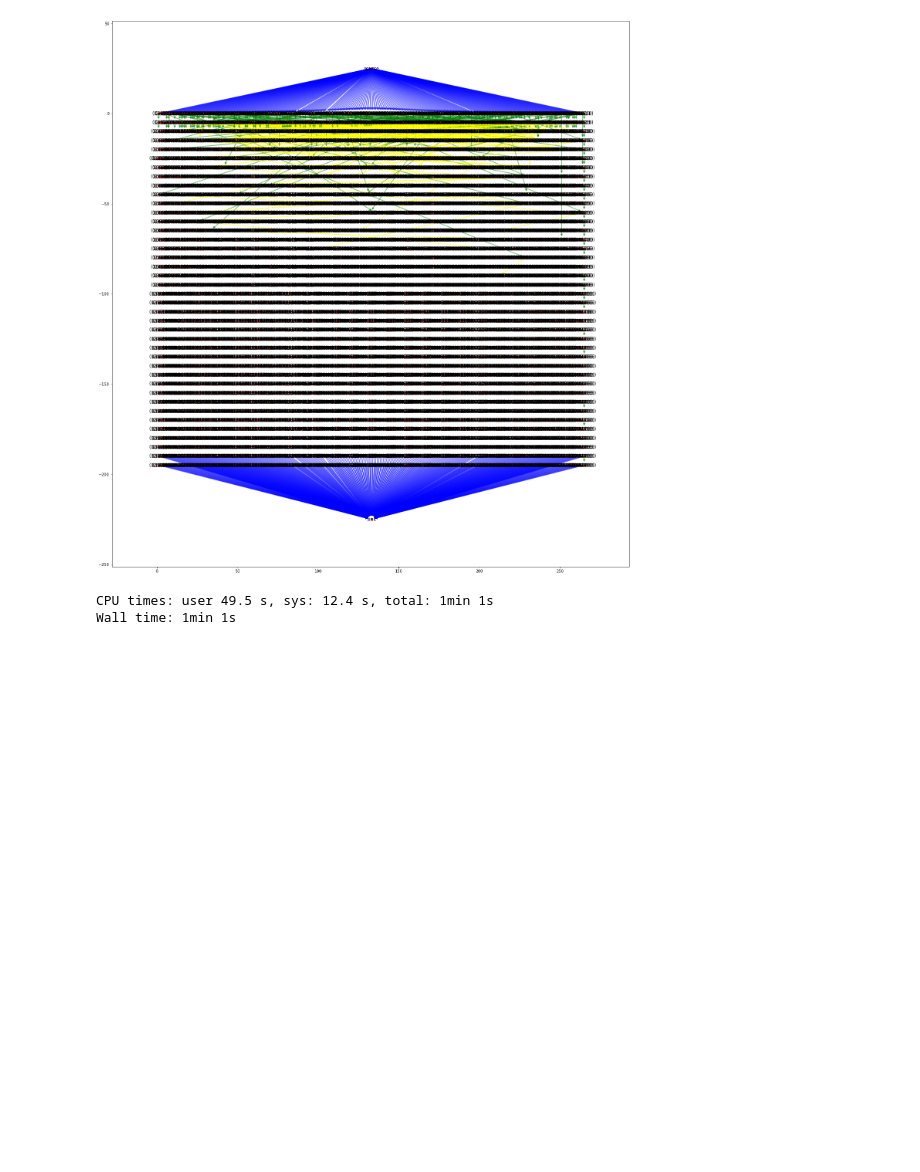
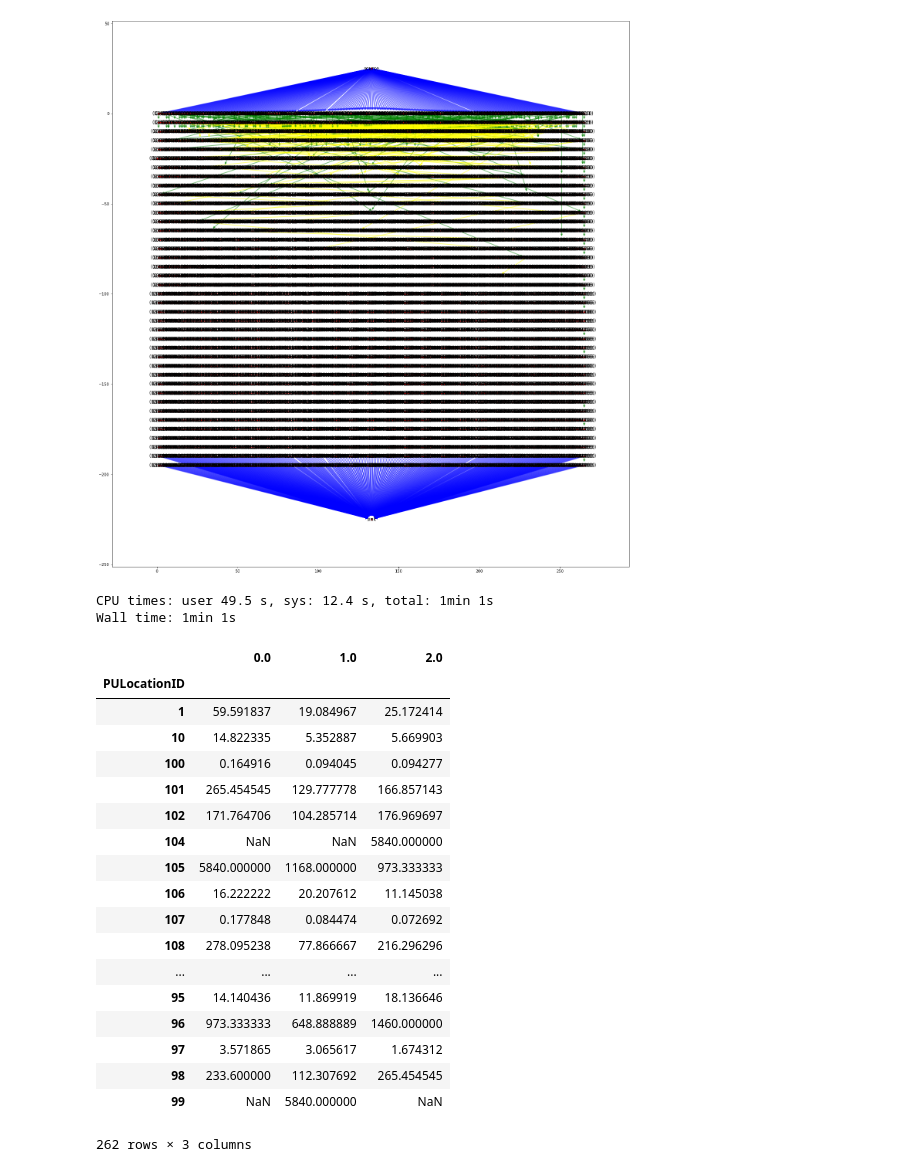
Before and after one commit to ChengdaoYang/NYC_Yellow_Cab_Project, a Jupyter notebook: taxi_analyze.ipynb, the cells around one changed output. Drawn from its saved outputs; the diff is of its cells as text; code cells hidden in the pictures; blank space fills up the shorter version.

```diff
--- a/taxi_analyze.ipynb
+++ b/taxi_analyze.ipynb
@@ -735,3 +734,28 @@ plt.show()
 [figure]
 CPU times: user 49.5 s, sys: 12.4 s, total: 1min 1s
 Wall time: 1min 1s
+# %%
+matrix_PU_time= pd.read_csv('./Matrix/matrix_PU_time.csv',index_col=0)
+matrix_PU_time.columns =matrix_PU_time.columns.astype(float)
+# %%
+matrix_PU_time*365/30
+# %% [output]
+|  | 0.0 | 1.0 | 2.0 |
+| PULocationID |  |  |  |
+| 1 | 59.591837 | 19.084967 | 25.172414 |
+| 10 | 14.822335 | 5.352887 | 5.669903 |
+| 100 | 0.164916 | 0.094045 | 0.094277 |
+| 101 | 265.454545 | 129.777778 | 166.857143 |
+| 102 | 171.764706 | 104.285714 | 176.969697 |
+| 104 | NaN | NaN | 5840.000000 |
+| 105 | 5840.000000 | 1168.000000 | 973.333333 |
+| 106 | 16.222222 | 20.207612 | 11.145038 |
+| 107 | 0.177848 | 0.084474 | 0.072692 |
+| 108 | 278.095238 | 77.866667 | 216.296296 |
+| ... | ... | ... | ... |
+| 95 | 14.140436 | 11.869919 | 18.136646 |
+| 96 | 973.333333 | 648.888889 | 1460.000000 |
+| 97 | 3.571865 | 3.065617 | 1.674312 |
+| 98 | 233.600000 | 112.307692 | 265.454545 |
+| 99 | NaN | 5840.000000 | NaN |
+262 rows × 3 columns
```
Also changed, not shown: parts of 2 cells of this notebook, 2 other files.
